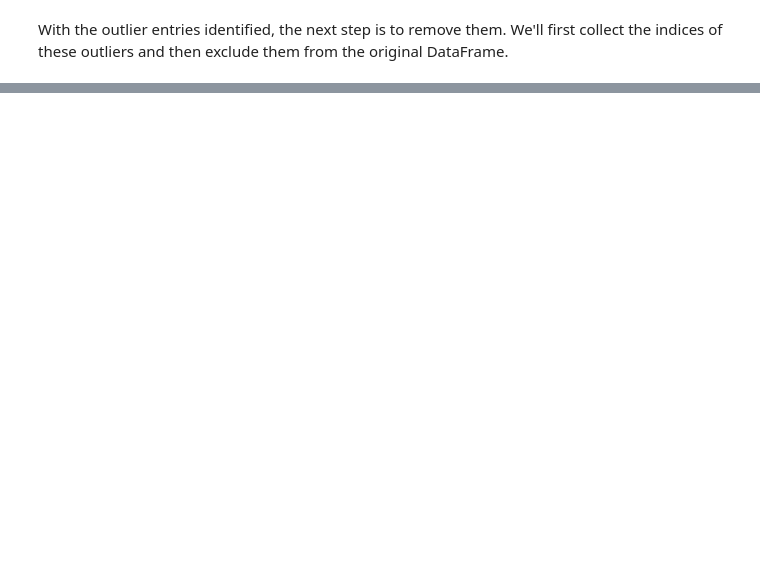
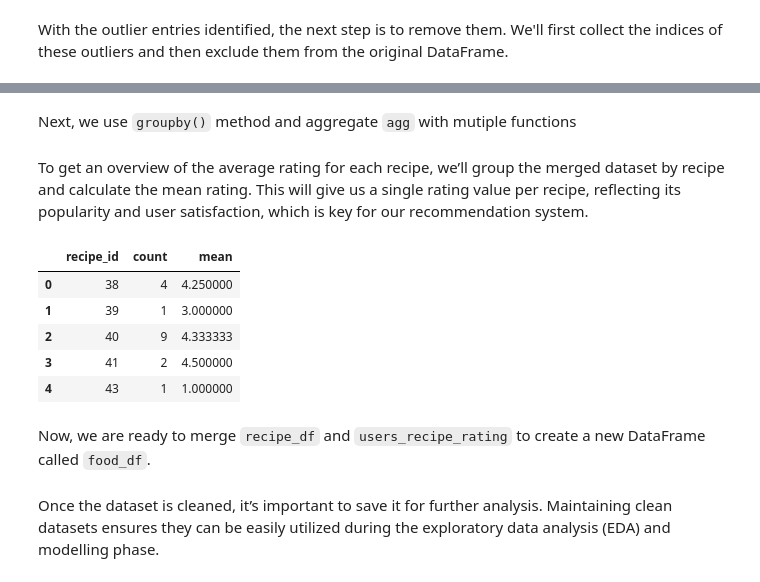
Before and after one commit to dahlp94/Recipe-Recommender-System, a Jupyter notebook: notebooks/data-preprocessing.ipynb, the cells around one changed output, grey strips where cells are left out. Cells and saved outputs as stored; diff of their text form; code cells hidden in the pictures; blank space fills up the shorter version.

```diff
--- a/notebooks/data-preprocessing.ipynb
+++ b/notebooks/data-preprocessing.ipynb
@@ -292,0 +409,8 @@ recipe_df.drop(index=combined_indices, inplace=True)
+# %%
+# we do the same for the date column in users_df.
+users_df["day"] = users_df["date"].dt.day
+users_df["month"] = users_df["date"].dt.month
+users_df["year"] = users_df["date"].dt.year
+
+# drop the date column
+users_df.drop(columns=["date"], axis=1, inplace=True)
@@ -292,0 +421,19 @@ recipe_df.drop(index=combined_indices, inplace=True)
+# %%
+users_recipe_rating = users_df[["recipe_id", "rating"]].copy()
+# %% [markdown]
+Next, we use `groupby()` method and aggregate `agg` with mutiple functions
+# %%
+users_recipe_rating = users_recipe_rating.groupby(["recipe_id"])["rating"].agg(["count", "mean"])
+# %%
+users_recipe_rating.reset_index(inplace=True)
+# %% [markdown]
+To get an overview of the average rating for each recipe, we’ll group the merged dataset by recipe and calculate the mean rating. This will give us a single rating value per recipe, reflecting its popularity and user satisfaction, which is key for our recommendation system.
+# %%
+users_recipe_rating.head()
+# %% [output]
+|  | recipe_id | count | mean |
+| 0 | 38 | 4 | 4.250000 |
+| 1 | 39 | 1 | 3.000000 |
+| 2 | 40 | 9 | 4.333333 |
+| 3 | 41 | 2 | 4.500000 |
+| 4 | 43 | 1 | 1.000000 |
@@ -292,0 +446,2 @@ recipe_df.drop(index=combined_indices, inplace=True)
+# %% [markdown]
+Now, we are ready to merge `recipe_df` and `users_recipe_rating` to create a new DataFrame called `food_df`.
@@ -292,0 +450,2 @@ recipe_df.drop(index=combined_indices, inplace=True)
+# %% [markdown]
+Once the dataset is cleaned, it’s important to save it for further analysis. Maintaining clean datasets ensures they can be easily utilized during the exploratory data analysis (EDA) and modelling phase.
```
Also changed, not shown: parts of 38 cells of this notebook.
